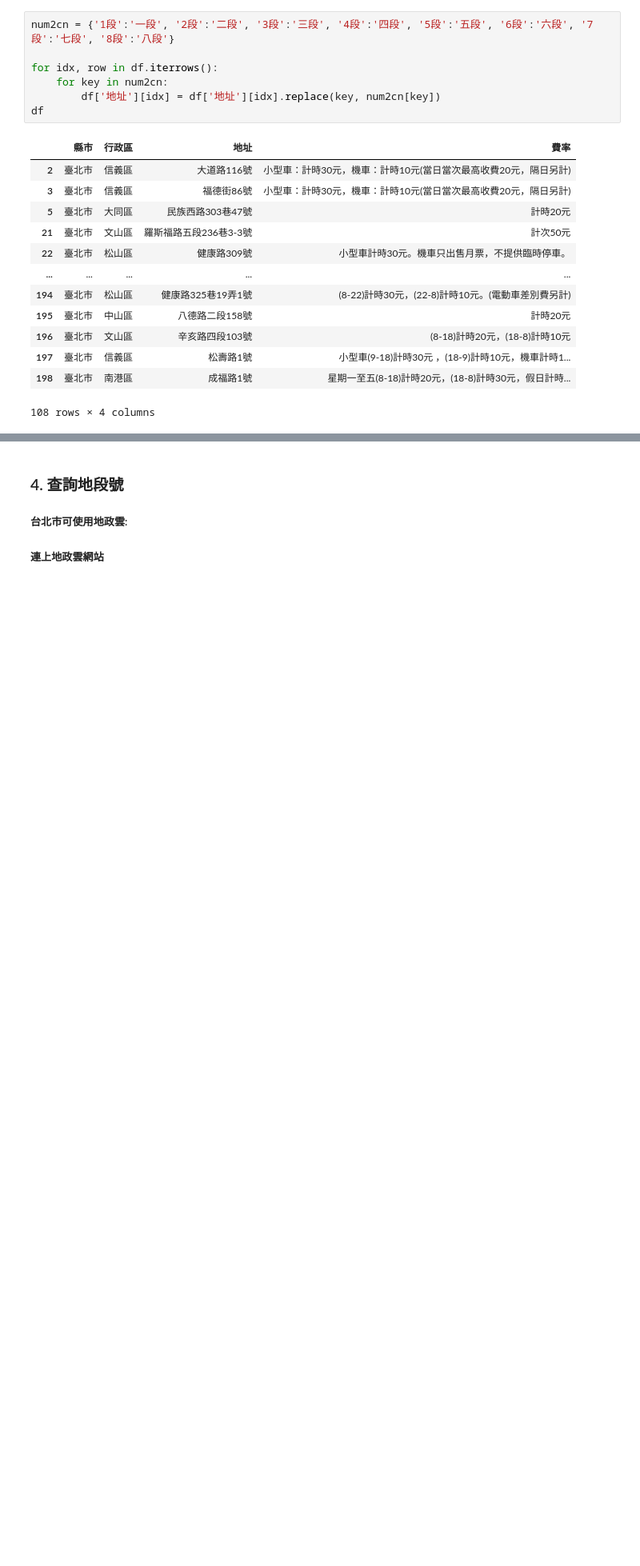
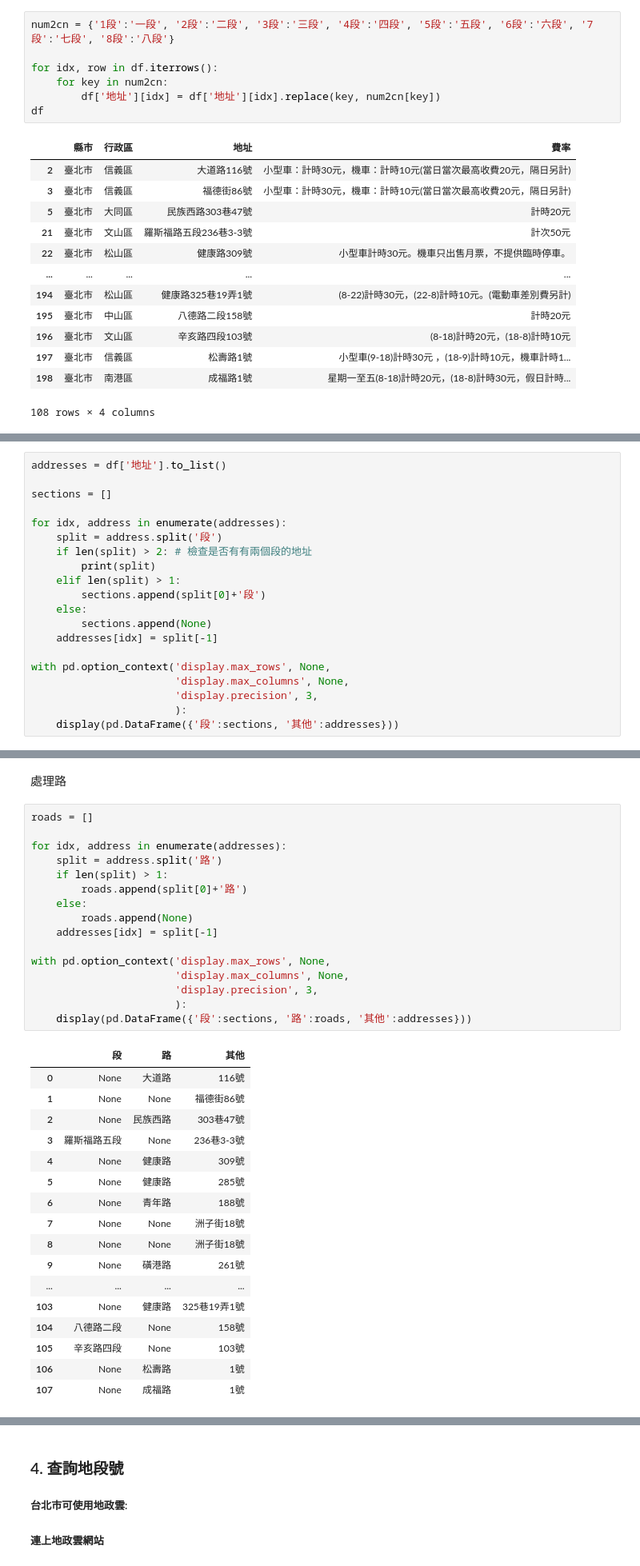
Before and after one commit to yctsaiyc/parkinglot, a Jupyter notebook: parkinglot.ipynb, the cells around one changed output, grey strips where cells are left out. Shown at 80% size. Drawn from its saved outputs; the diff is of its cells as text; blank space fills up the shorter version.

```diff
--- a/parkinglot.ipynb
+++ b/parkinglot.ipynb
@@ -139,0 +144,20 @@ df
+# %%
+addresses = df['地址'].to_list()
+
+sections = []
+
+for idx, address in enumerate(addresses):
+    split = address.split('段')
+    if len(split) > 2: # 檢查是否有有兩個段的地址
+        print(split)
+    elif len(split) > 1:
+        sections.append(split[0]+'段')
+    else:
+        sections.append(None)
+    addresses[idx] = split[-1]
+
+with pd.option_context('display.max_rows', None,
+                       'display.max_columns', None,
+                       'display.precision', 3,
+                       ):
+    display(pd.DataFrame({'段':sections, '其他':addresses}))
@@ -139,0 +182,36 @@ df
+# %% [markdown]
+處理路
+# %%
+roads = []
+
+for idx, address in enumerate(addresses):
+    split = address.split('路')
+    if len(split) > 1:
+        roads.append(split[0]+'路')
+    else:
+        roads.append(None)
+    addresses[idx] = split[-1]
+
+with pd.option_context('display.max_rows', None,
+                       'display.max_columns', None,
+                       'display.precision', 3,
+                       ):
+    display(pd.DataFrame({'段':sections, '路':roads, '其他':addresses}))
+# %% [output]
+|  | 段 | 路 | 其他 |
+| 0 | None | 大道路 | 116號 |
+| 1 | None | None | 福德街86號 |
+| 2 | None | 民族西路 | 303巷47號 |
+| 3 | 羅斯福路五段 | None | 236巷3-3號 |
+| 4 | None | 健康路 | 309號 |
+| 5 | None | 健康路 | 285號 |
+| 6 | None | 青年路 | 188號 |
+| 7 | None | None | 洲子街18號 |
+| 8 | None | None | 洲子街18號 |
+| 9 | None | 磺港路 | 261號 |
+| ... | ... | ... | ... |
+| 103 | None | 健康路 | 325巷19弄1號 |
+| 104 | 八德路二段 | None | 158號 |
+| 105 | 辛亥路四段 | None | 103號 |
+| 106 | None | 松壽路 | 1號 |
+| 107 | None | 成福路 | 1號 |
```
Also changed, not shown: parts of 10 cells of this notebook.
